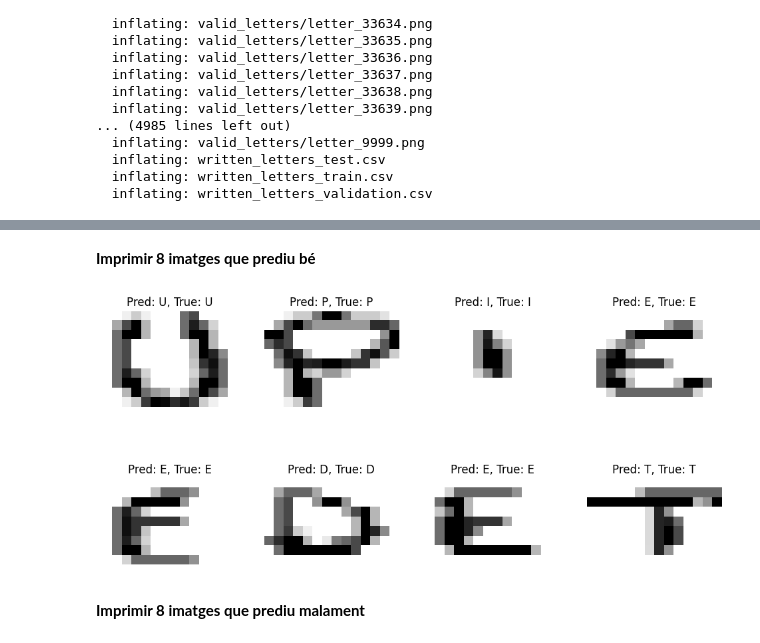
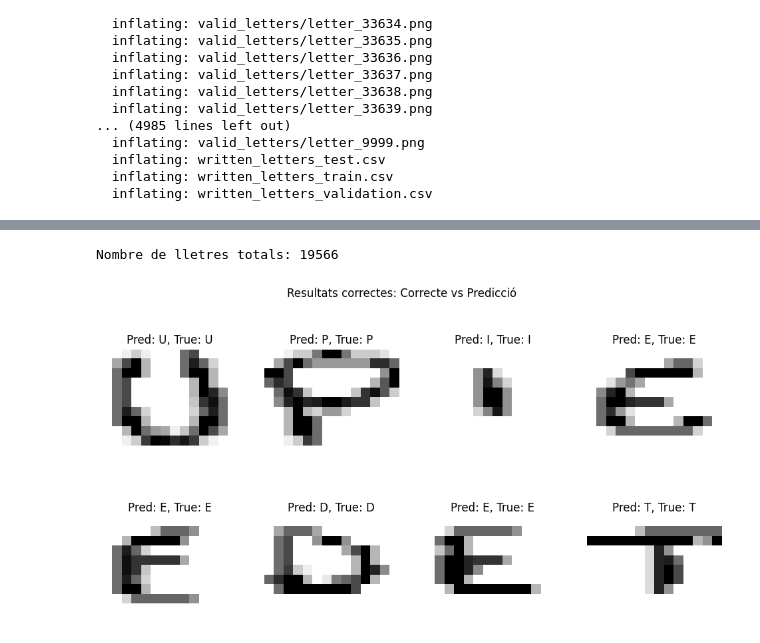
Before and after one commit to DCC-UAB/XNAPproject-grup_06, a Jupyter notebook: code/Models/cnn-pytorch.ipynb, the cells around one changed output, grey strips where cells are left out. Cells and saved outputs as stored; diff of their text form; code cells hidden in the pictures.

```diff
--- a/code/Models/cnn-pytorch.ipynb
+++ b/code/Models/cnn-pytorch.ipynb
@@ -297,3 +298,8 @@ Percentatge de lletres correctes: 85.92967392415414%
+# %%
+print(f'Nombre de lletres totals: {len(predicted_labels)}')
+# Same as: print(f'Nombre de lletres true: {len(true_labels)}')
+# %% [output]
+Nombre de lletres totals: 19566
 # %%
 def generate_unique_sorted_numbers(exclude_list, size=8):
     """
@@ -312,22 +318,19 @@ def generate_unique_sorted_numbers(exclude_list, size=8):
 exclude_list = incorrect_indices
 correct_indices = generate_unique_sorted_numbers(exclude_list)
 incorrect_indices = incorrect_indices[:8]  # Seleccionar los primeros 8 índices incorrectos
-# %% [markdown]
-**Imprimir 8 imatges que prediu bé**
 # %%
 fig, axes = plt.subplots(2, 4, figsize=(12, 6))
+fig.suptitle('Resultats correctes: Correcte vs Predicció')
 
 for ax, idx in zip(axes.flatten(), correct_indices):
     img, _ = validation_generator[idx]
     img = img.squeeze().cpu().numpy()  # Convertir el tensor de imagen a numpy array
     ax.imshow(img, cmap='gray')
     ax.axis('off')
     pre = predicted_labels[idx]
     tru = true_labels[idx]
     ax.set_title(f'Pred: {characters[pre]}, True: {characters[tru]}')
 
 plt.show()
 # %% [output]
-[figure, old version]
+[figure, new version]
-# %% [markdown]
-**Imprimir 8 imatges que prediu malament**
```
Also changed, not shown: parts of 10 cells of this notebook.
